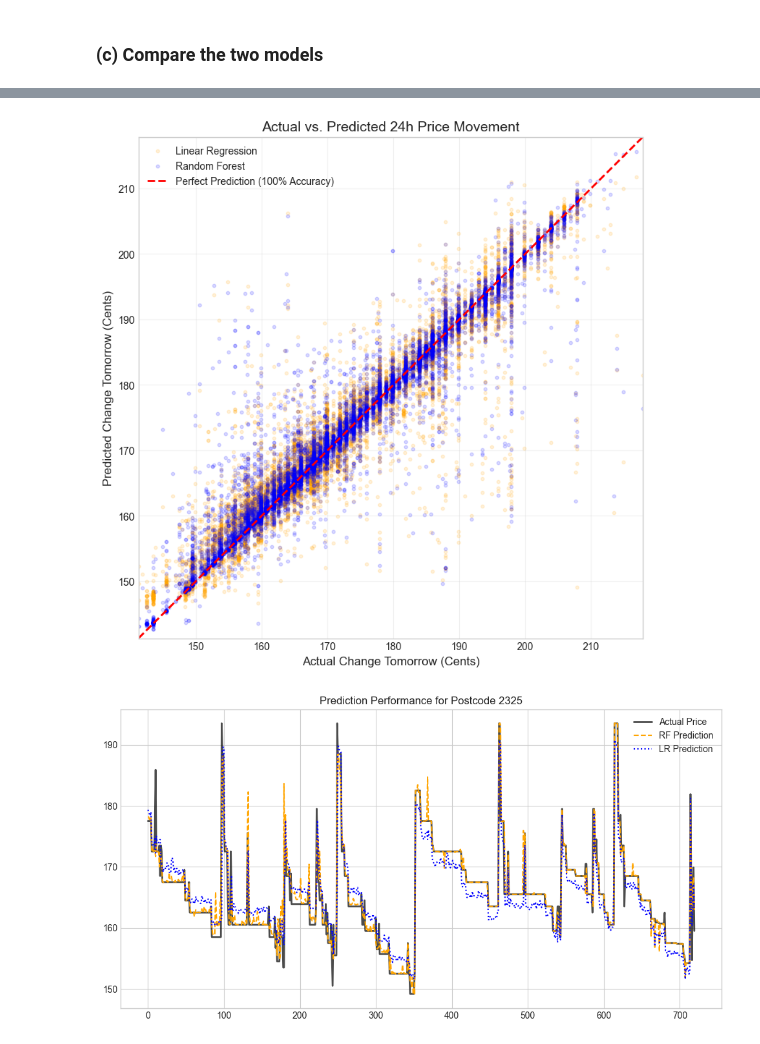
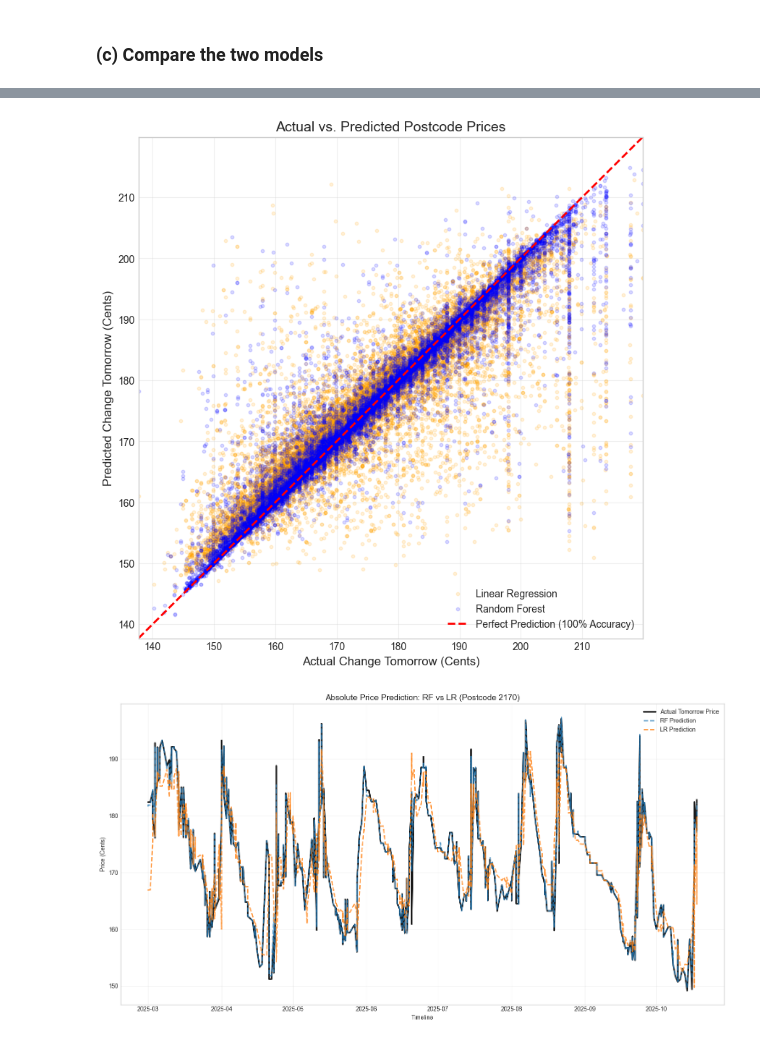
Before and after one commit to tim-fan1/engg2112, a Jupyter notebook: main.ipynb, the cells around one changed output, grey strips where cells are left out. Cells and saved outputs as stored; diff of their text form; code cells hidden in the pictures.

```diff
--- a/main.ipynb
+++ b/main.ipynb
@@ -257,4 +189,0 @@ df = df[df['price_change_24h'] < 40] # Filtering out price diffs > 40.
-# %%
-df['target_next_day_price'] = df.groupby('servicestationname')['price'].shift(-1)
-df['target_date'] = df.groupby('servicestationname')['date'].shift(-1)
-df = df[(df['target_date'] - df['date']).dt.days == 1]
@@ -309,7 +325,7 @@ memory usage: 10.4 MB
 import pandas as pd
 import matplotlib.pyplot as plt
 import seaborn as sns
-# from sklearn.model_selection import train_test_split
+from sklearn.model_selection import train_test_split
 %matplotlib inline
 plt.style.use('seaborn-v0_8-whitegrid') # clean plot style
 
@@ -321,14 +337,12 @@ except NameError:
     print("Please run the 'Preprocessing' code block of this notebook")
     raise SystemExit
 
-# Split the data (80% for training, 20% for testing)
-split_idx = int(len(df) * 0.8)
-train, test = df.iloc[:split_idx], df.iloc[split_idx:]
+# Separate Features (X) and Target (y)
+X = df.drop(columns=['target_price_tomorrow'])
+y = df['target_price_tomorrow']
 
-X_train = train.drop(columns=['target_next_day_price'])
-y_train = train['target_next_day_price']
-X_test = test.drop(columns=['target_next_day_price'])
-y_test = test['target_next_day_price']
+# Split into Training (80%) and Testing (20%) sets
+X_train, X_test, y_train, y_test = train_test_split(X, y, test_size=0.2, random_state=42)
 # %% [markdown]
 ### (b) Train using Random Forest and Linear Regressor
 # %%
@@ -440,7 +454,7 @@ line_range = [y_test.min(), y_test.max()]
 plt.plot(line_range, line_range, 'r--', lw=2, label='Perfect Prediction (100% Accuracy)')
 
 # Refined Labels for the Delta approach
-plt.title('Actual vs. Predicted 24h Price Movement', fontsize=14)
+plt.title('Actual vs. Predicted Postcode Prices', fontsize=14)
 plt.xlabel('Actual Change Tomorrow (Cents)', fontsize=12)
 plt.ylabel('Predicted Change Tomorrow (Cents)', fontsize=12)
 
@@ -454,24 +468,47 @@ plt.legend()
 plt.grid(True, alpha=0.3)
 plt.show()
 # %% [output]
-[figure, old version]
+[figure, new version]
 # %%
-# 1. Add both predictions to your results dataframe
-test_results = X_test.copy()
-test_results['actual'] = y_test
-test_results['rf_pred'] = rf_predictions  # Using the variables from earlier
-test_results['lr_pred'] = lr_predictions
+# 1. Reconstruct the test results with dates
+# Assuming 'df_final' or your source CSV still exists with the 'date' column
+df_source = pd.read_csv(COMPLETE_OUTPUT_FILE, parse_dates=['date'])
 
-# Pick one postcode to visualize (e.g., the most common one)
-sample_postcode = test_results['postcode'].mode()[0]
-sample_data = test_results[test_results['postcode'] == sample_postcode].sort_index()
+comparison_df = pd.DataFrame({
+    'date': df_source.loc[X_test.index, 'date'],
+    'postcode': X_test['postcode'],
+    'actual': y_test,
+    'rf_pred': rf_predictions,
+    'lr_pred': lr_predictions
+})
 
-plt.figure(figsize=(12, 6))
-plt.plot(sample_data['actual'].values, label='Actual Price', color='black', lw=2, alpha=0.7)
-plt.plot(sample_data['rf_pred'].values, label='RF Prediction', color='orange', linestyle='--', alpha=1.0)
-plt.plot(sample_data['lr_pred'].values, label='LR Prediction', color='blue', linestyle=':', alpha=1.0)
-plt.title(f'Prediction Performance for Postcode {sample_postcode}')
+# 2. Pick a sample postcode
+sample_postcode = comparison_df['postcode'].mode()[0]
+plot_data = comparison_df[comparison_df['postcode'] == sample_postcode].sort_values('date')
+
+# 3. Create the Comparison Plot
+plt.figure(figsize=(15, 8))
+
+# Actual price
+plt.plot(plot_data['date'], plot_data['actual'],
+         label='Actual Tomorrow Price', color='black', lw=2.5, linestyle='-', alpha=0.9)
+
+# Random Forest
+plt.plot(plot_data['date'], plot_data['rf_pred'],
+         label='RF Prediction', color='#1f77b4', linestyle='--', alpha=0.8, lw=2)
+
+# Linear Regression
+plt.plot(plot_data['date'], plot_data['lr_pred'],
+         label='LR Prediction', color='#ff7f0e', linestyle='--', alpha=0.8, lw=2)
+
+# REMOVED: plt.axhline(0) - No longer needed for absolute prices
+
+plt.title(f'Absolute Price Prediction: RF vs LR (Postcode {sample_postcode})', fontsize=14)
+plt.ylabel('Price (Cents)') # Updated label
+plt.xlabel('Timeline')
 plt.legend()
+plt.grid(True, alpha=0.3)
+plt.tight_layout()
 plt.show()
 # %% [output]
-[figure, old version]
+[figure, new version]
```
Also changed, not shown: parts of 34 cells of this notebook.
